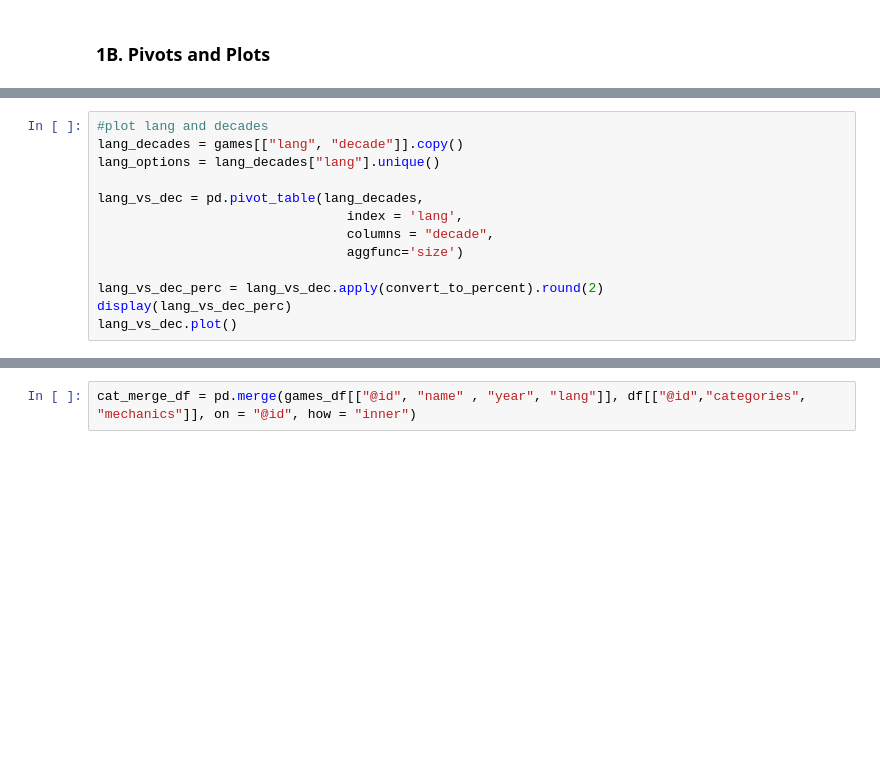
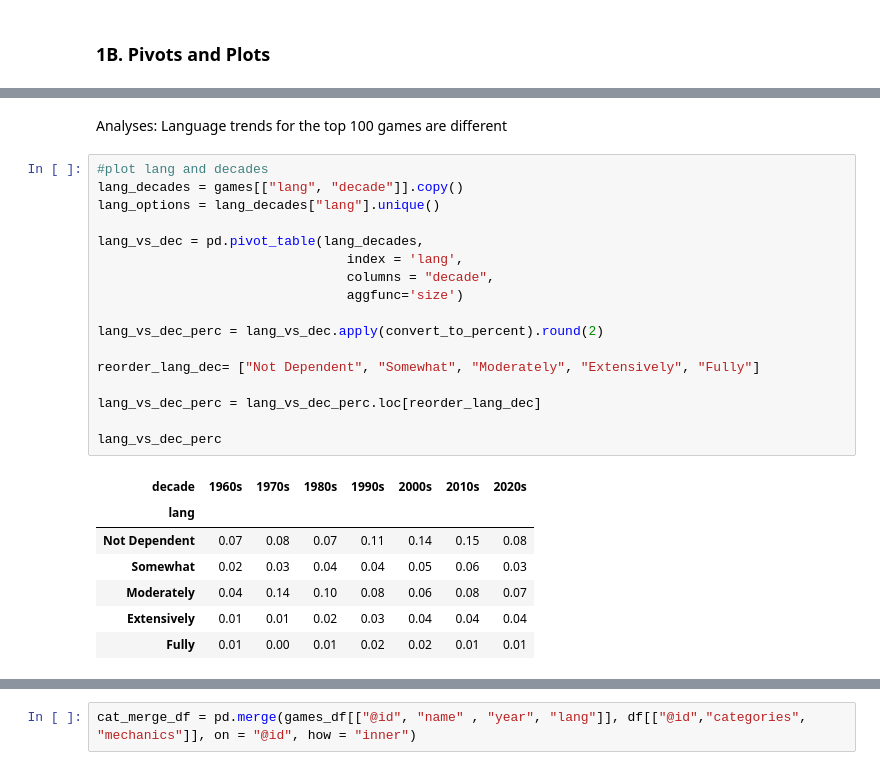
Before and after one commit to trapperkreeper/Project1, a Jupyter notebook: eda/language_dependencies_eda.ipynb, the cells around one changed output, grey strips where cells are left out. Cells and saved outputs as stored; diff of their text form; blank space fills up the shorter version.

```diff
--- a/eda/language_dependencies_eda.ipynb
+++ b/eda/language_dependencies_eda.ipynb
@@ -144,13 +219,28 @@ plt.show()
+# %% [markdown]
+Analyses:
+    Language trends for the top 100 games are different
 # %%
 #plot lang and decades
 lang_decades = games[["lang", "decade"]].copy()
 lang_options = lang_decades["lang"].unique()
 
 lang_vs_dec = pd.pivot_table(lang_decades,
                                 index = 'lang',
                                 columns = "decade",
                                 aggfunc='size')
 
 lang_vs_dec_perc = lang_vs_dec.apply(convert_to_percent).round(2)
-display(lang_vs_dec_perc)
-lang_vs_dec.plot()
+
+reorder_lang_dec= ["Not Dependent", "Somewhat", "Moderately", "Extensively", "Fully"]
+
+lang_vs_dec_perc = lang_vs_dec_perc.loc[reorder_lang_dec]
+
+lang_vs_dec_perc
+# %% [output]
+| decade | 1960s | 1970s | 1980s | 1990s | 2000s | 2010s | 2020s |
+| lang |  |  |  |  |  |  |  |
+| Not Dependent | 0.07 | 0.08 | 0.07 | 0.11 | 0.14 | 0.15 | 0.08 |
+| Somewhat | 0.02 | 0.03 | 0.04 | 0.04 | 0.05 | 0.06 | 0.03 |
+| Moderately | 0.04 | 0.14 | 0.10 | 0.08 | 0.06 | 0.08 | 0.07 |
+| Extensively | 0.01 | 0.01 | 0.02 | 0.03 | 0.04 | 0.04 | 0.04 |
+| Fully | 0.01 | 0.00 | 0.01 | 0.02 | 0.02 | 0.01 | 0.01 |
```
Also changed, not shown: parts of 17 cells of this notebook.
